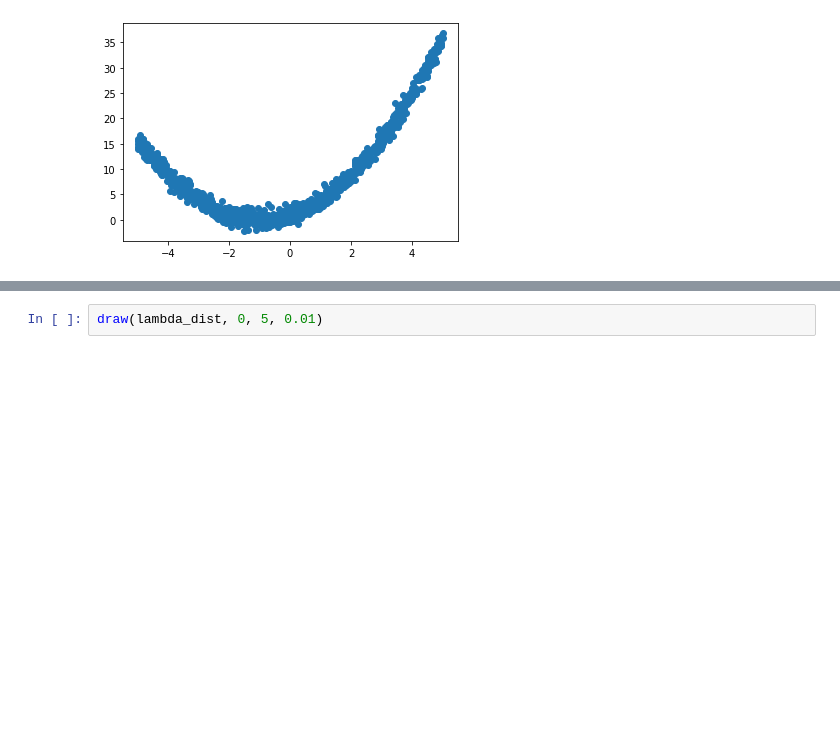
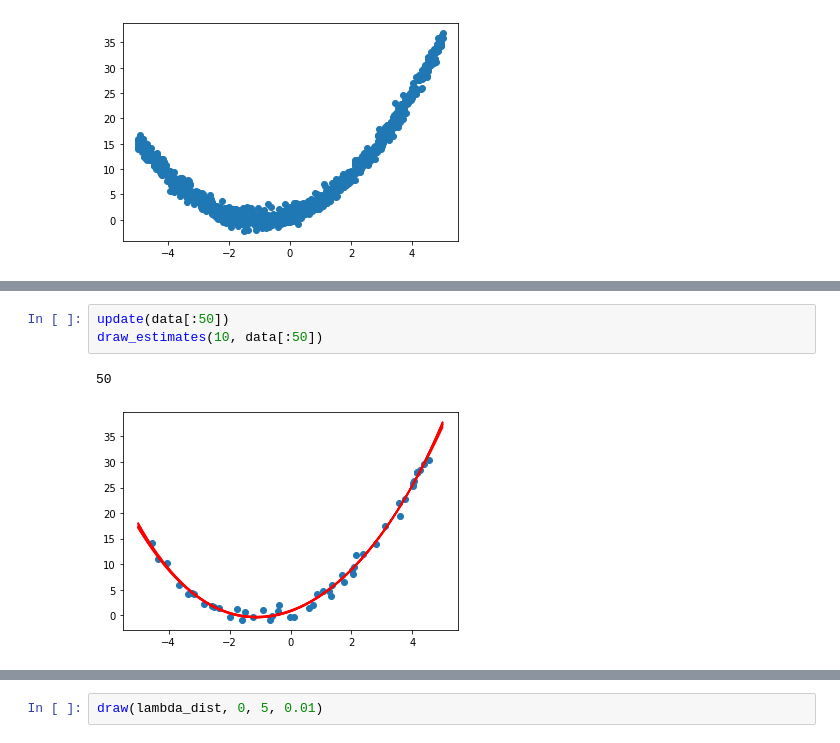
Before and after one commit to ryuichiueda/robot_and_stats_code, a Jupyter notebook: 8章の曲線回帰.ipynb, the cells around one changed output, grey strips where cells are left out. Drawn from its saved outputs; the diff is of its cells as text; blank space fills up the shorter version.

```diff
--- a/8章の曲線回帰.ipynb
+++ b/8章の曲線回帰.ipynb
@@ -121,3 +125,9 @@ draw_estimates(100)
+# %%
+update(data[:50])
+draw_estimates(10, data[:50])
+# %% [output]
+50
+[figure, added]
 # %%
 mu
 # %% [output]
```
Also changed, not shown: parts of 11 cells of this notebook.
